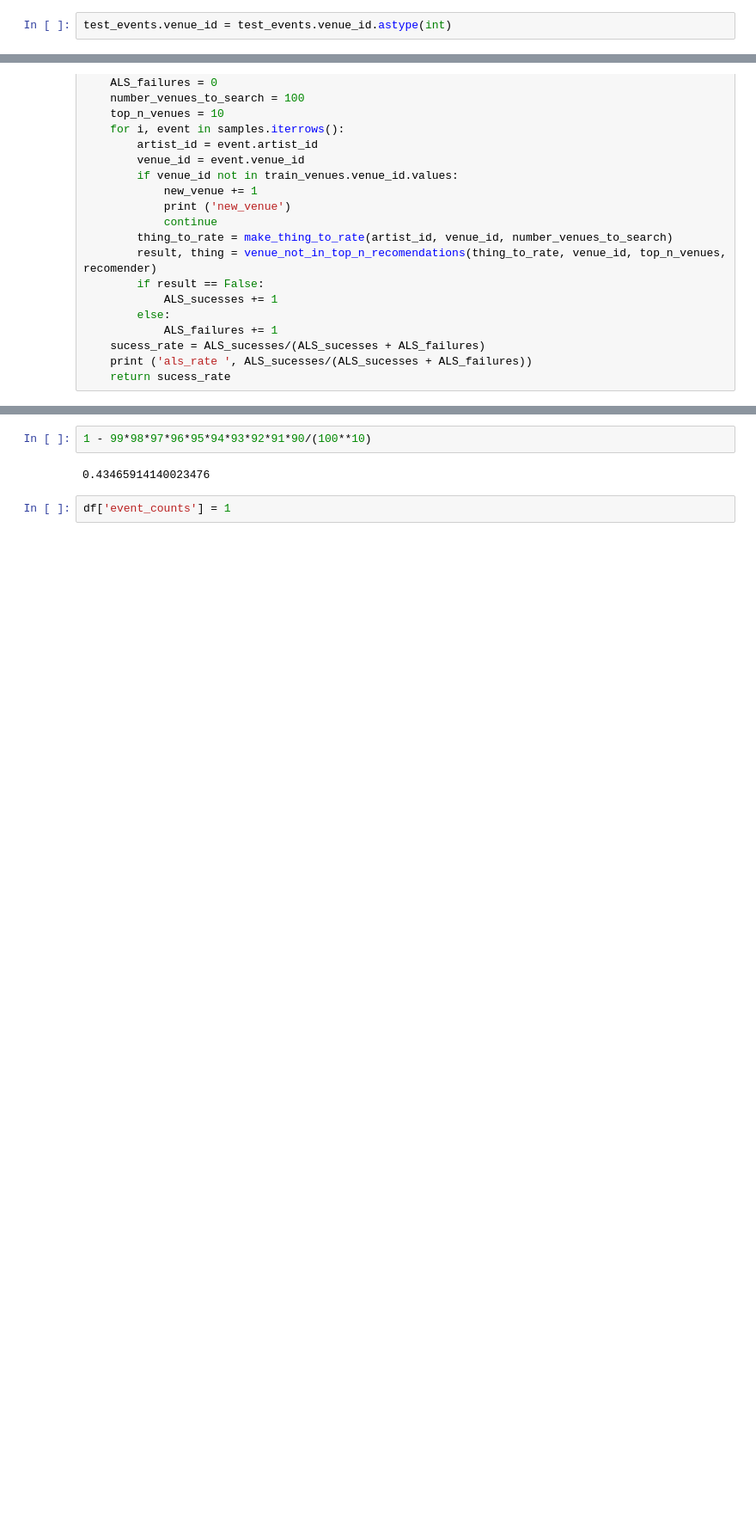
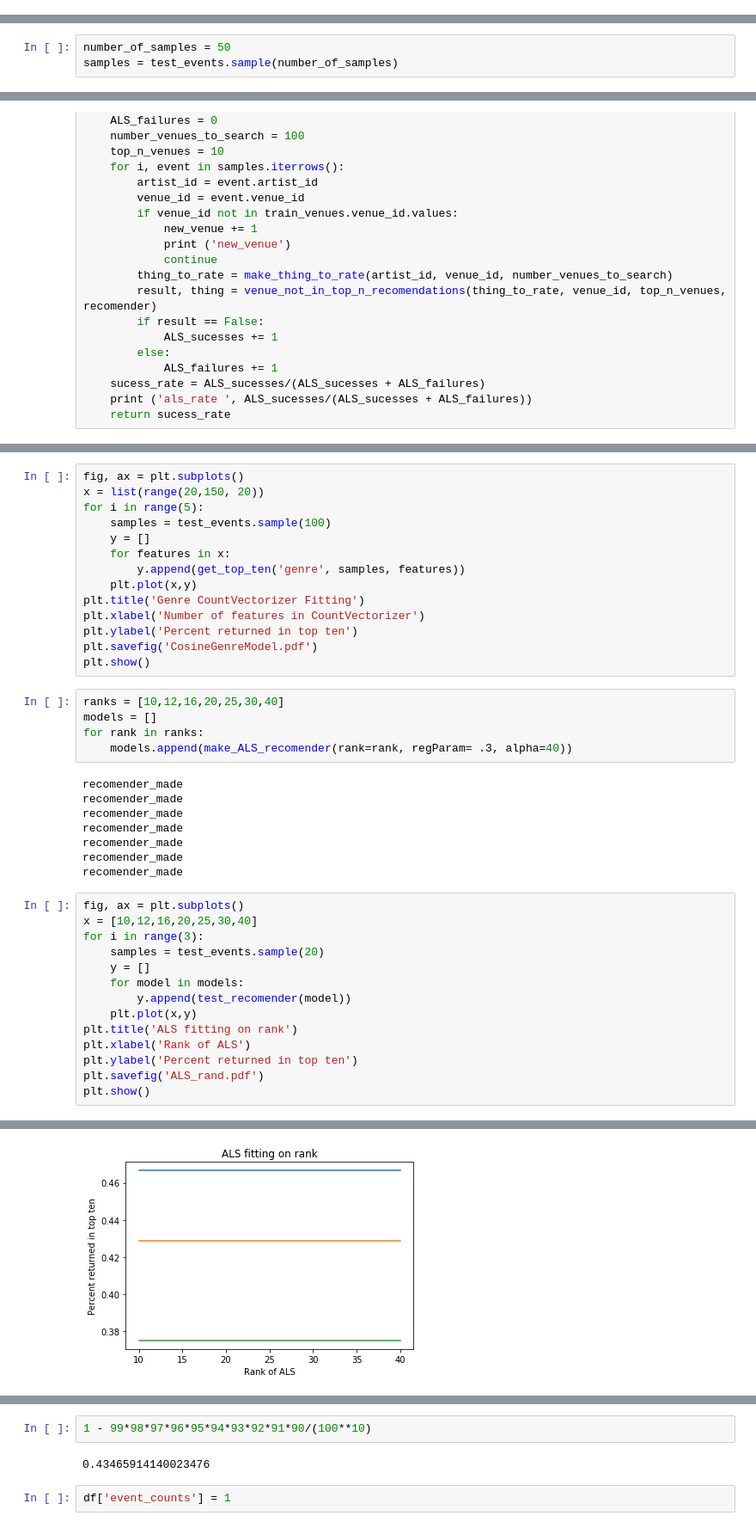
Before and after one commit to ShiahLints/booking-agent-ai, a Jupyter notebook: Models/ALS.ipynb, the cells around one changed output, grey strips where cells are left out. Shown at 86% size. Saved outputs shown, nothing was run; the diff lists cells and outputs as text; blank space fills up the shorter version.

Commit message:
cleand up notebook and generated a als fitting graph

```diff
--- a/Models/ALS.ipynb
+++ b/Models/ALS.ipynb
@@ -24,2 +21,0 @@ artists = pd.read_pickle('../data/artists.p')
-# %%
-test_events.venue_id = test_events.venue_id.astype(int)
@@ -54,3 +24,6 @@ def find_nearest_neighbor_by_genre(artist_genre, venues):
+# %%
+number_of_samples = 50
+samples = test_events.sample(number_of_samples)
 # %%
 def make_ALS_recomender(rank=17, regParam= 0.03, alpha=40):
     ratings_matrix = train_events[['artist_id', 'venue_id']].copy()
@@ -110,0 +89,42 @@ def test_recomender(recomender):
+# %%
+fig, ax = plt.subplots()
+x = list(range(20,150, 20))
+for i in range(5):
+    samples = test_events.sample(100)
+    y = []
+    for features in x:
+        y.append(get_top_ten('genre', samples, features))
+    plt.plot(x,y)
+plt.title('Genre CountVectorizer Fitting')
+plt.xlabel('Number of features in CountVectorizer')
+plt.ylabel('Percent returned in top ten')
+plt.savefig('CosineGenreModel.pdf')
+plt.show()
+# %%
+ranks = [10,12,16,20,25,30,40]
+models = []
+for rank in ranks:
+    models.append(make_ALS_recomender(rank=rank, regParam= .3, alpha=40))
+# %% [output]
+recomender_made
+recomender_made
+recomender_made
+recomender_made
+recomender_made
+recomender_made
+recomender_made
+# %%
+fig, ax = plt.subplots()
+x = [10,12,16,20,25,30,40]
+for i in range(3):
+    samples = test_events.sample(20)
+    y = []
+    for model in models:
+        y.append(test_recomender(model))
+    plt.plot(x,y)
+plt.title('ALS fitting on rank')
+plt.xlabel('Rank of ALS')
+plt.ylabel('Percent returned in top ten')
+plt.savefig('ALS_rand.pdf')
+plt.show()
+# %% [output]
@@ -111 +148,2 @@ def test_recomender(recomender):
+[figure, added]
 # %%
```
Also changed, not shown: parts of 11 cells of this notebook.
